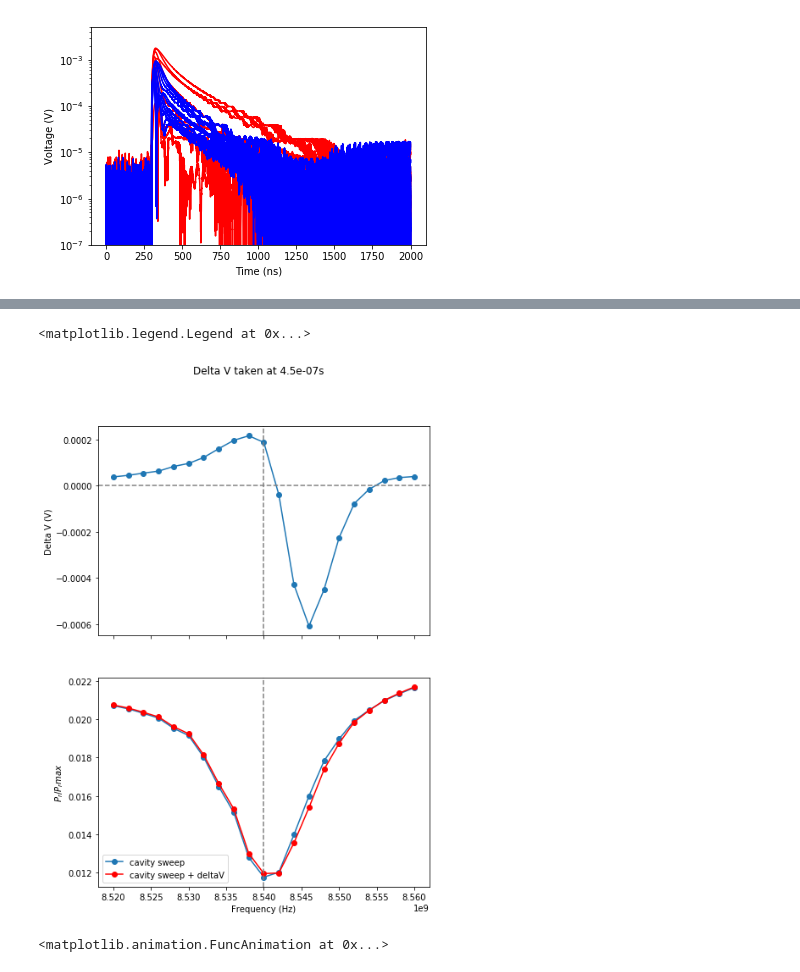
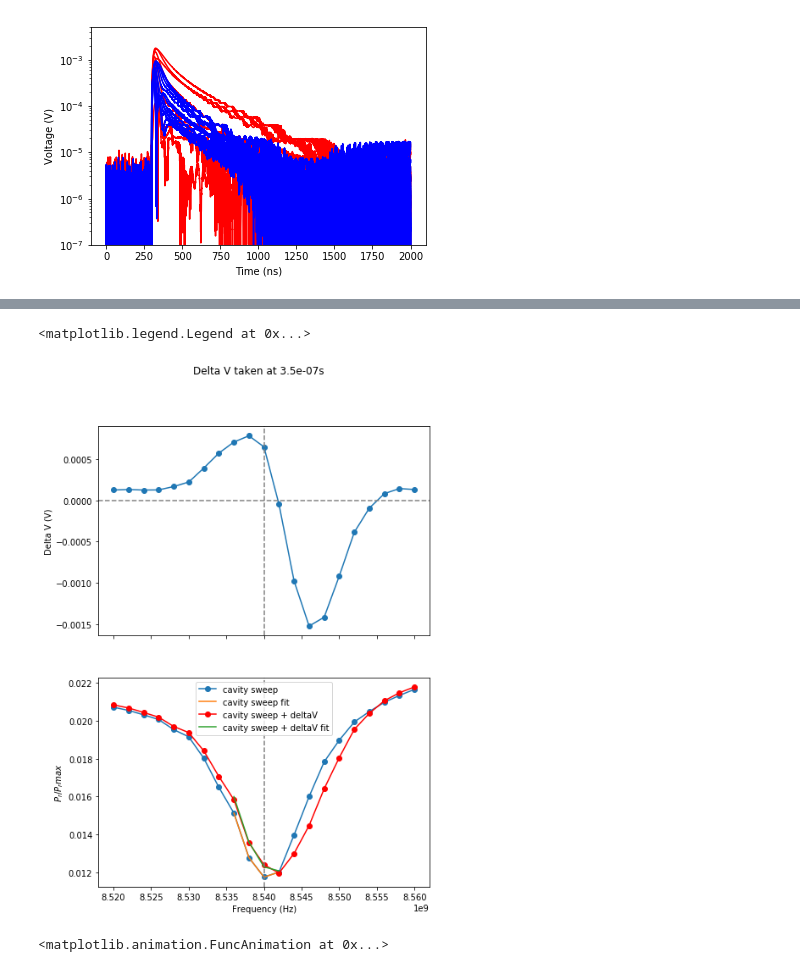
Before and after one commit to aspitarl/TRMC, a Jupyter notebook: 12-18-18.ipynb, the cells around one changed output, grey strips where cells are left out. Saved outputs shown, nothing was run; the diff lists cells and outputs as text; code cells hidden in the pictures.

```diff
--- a/12-18-18.ipynb
+++ b/12-18-18.ipynb
@@ -115,7 +129,8 @@ for sample in swps:
 
     p0 =[sweep.argmin(),1e7,.5 ,1]
     popt, sl = fit_lor(sweep, p0, window = 20)
-    fit_func = analysis.lor(sweep.index.values,*popt)
+    fit_func = analysis.lorfn(*popt)
+    fit_func = fit_func(sweep.index.values)
 
 #     fit_func, popt, sl = fit_poly(sweep, window = 3)
 
@@ -222,3 +245,14 @@ backvs = pd.Series(backvs,index = mi).xs(mi.levels[2][-1],level =2)
+# %%
+direc = os.path.join(fps['KCs'],'FreqFluence')
+s_fps = freqfluence_flist(direc)
+s,backvs = freqfluence_load(s_fps)
+
+
+s1 = s.xs('U',level = 0).sort_index(level = 0)
+fluences = s1.index.levels[1]
+s2 = s1.xs(fluences.max(),level = 1).sort_index(level = 0)
+
+s2 = s2.swaplevel(0,1).sort_index()
 # %%
 plt.plot(backvs.xs('U').sort_index(level = 1),marker = 'o')
 plt.plot(backvs.xs('D').sort_index(level = 1),marker = 'o')
@@ -348,0 +378,5 @@ plt.plot(v0.index[v0_sl], v0_fit(v0.index[v0_sl]))
+# %%
+
+v0_fit, v0_sl, v0_p = fitsweep(v0, p0 = p0, window = window, fittype= fittype, p_labels= p_labels)
+v0_fit = pd.Series(v0_fit(v0.index[v0_sl]), index = v0.index[v0_sl])
+v0_p = pd.Series(v0_p,index = p_labels)
@@ -349,4 +389,6 @@ plt.plot(v0.index[v0_sl], v0_fit(v0.index[v0_sl]))
 # %%
+params = pd.DataFrame(index = s2_red.index.levels[0], columns = p_labels)
+
 for i, time in enumerate(s2_red.index.levels[0]):
     dv = s2_red.loc[time]
     dvs.loc[time, :] =dv.values
@@ -354,52 +396,47 @@ for i, time in enumerate(s2_red.index.levels[0]):
     vs = v0 + dv
     vss.loc[time, :] =vs.values
 
-    if fittype == 'lor':
-        vs_p, vs_sl = fit_lor(vs, p0,bounds = ([0,0,0, Rinf - epsilon],[np.inf,np.inf,np.inf, Rinf + epsilon]), window = window)
-        vs_fit = analysis.lor(vs.index, *vs_p)
-    elif fittype == 'poly':
-        vs_fit, vs_p, vs_sl = fit_poly(vs, window = 2, order = 2)
+    vs_fit, vs_sl, vs_p = fitsweep(vs, p0 = p0, window = window, fittype= fittype, p_labels= p_labels)
+    vs_p = pd.Series(vs_p,index = p_labels)
 
-        minR, minf = polymin(vs, vs_sl, vs_fit)
-        vs_p = [minR, minf]
-
-        vs_fit = vs_fit(vs.index)
+    vs_fit = vs_fit(vs.index)
+#     vs_fit = pd.Series(vs_fit(vs.index[vs_sl]), index = vs.index[vs_sl])
 
     fits.loc[time, :] =vs_fit
 
     params.loc[time] = vs_p
 # %%
 fittimes = fits.index.levels[0]
-timesel = 450e-9
+timesel = 350e-9
 timesel = min(fittimes, key=lambda x:abs(x-timesel))
 
 fig, axes = plt.subplots(2,1, figsize = (7,10), sharex = True)
 
 axes[0].plot(dvs[timesel], marker = 'o')
 
 axes[1].plot(v0, label = 'cavity sweep', marker = 'o')
-# axes[1].plot(v0_fit, label = 'cavity sweep fit')
+axes[1].plot(v0_fit, label = 'cavity sweep fit')
 
 axes[1].plot(vss[timesel], color = 'r', label = 'cavity sweep + deltaV' ,  marker = 'o')
-# axes[1].plot(fits.loc[timesel], label = 'cavity sweep + deltaV fit')
+axes[1].plot(fits.loc[timesel].iloc[vs_sl], label = 'cavity sweep + deltaV fit')
 
 axes[1].axvline(v0.idxmin(), color = 'gray', linestyle = '--')
 axes[0].axvline(v0.idxmin(), color = 'gray', linestyle = '--')
 axes[0].axhline(0, color = 'gray', linestyle = '--')
 
 axes[0].set_ylabel('Delta V (V)')
 axes[1].set_ylabel('$P_r/P_rmax$')
 axes[1].set_xlabel('Frequency (Hz)')
 
 # axes[1].set_xlim([8.525e9,8.545e9])
 # axes[1].set_ylim([0.4,0.8])
 
 fig.suptitle('Delta V taken at ' + str(timesel) + 's')
 
 plt.legend()
 # %% [output]
 <matplotlib.legend.Legend at 0x...>
-[figure, old version]
+[figure, new version]
 # %%
 # First set up the figure, the axis, and the plot element we want to animate
 
```
Also changed, not shown: parts of 9 cells of this notebook.
